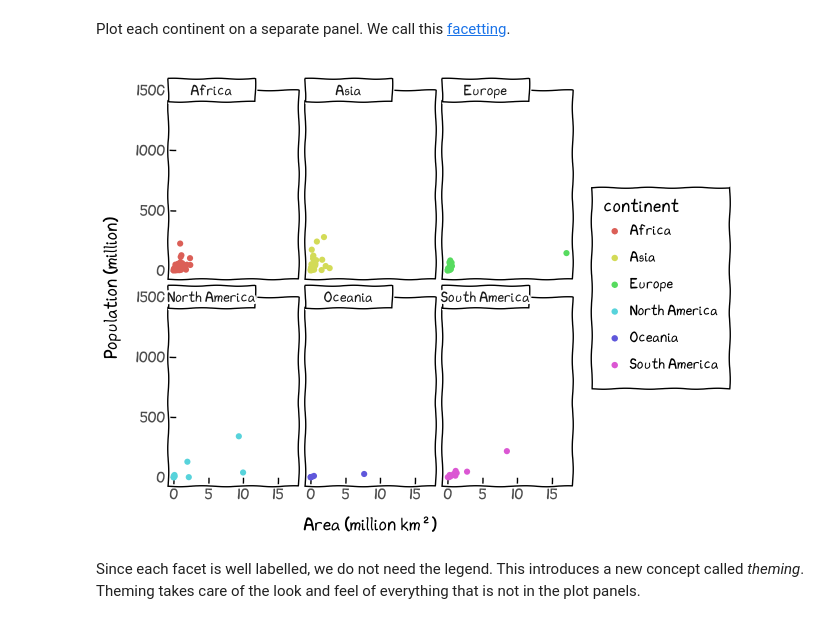
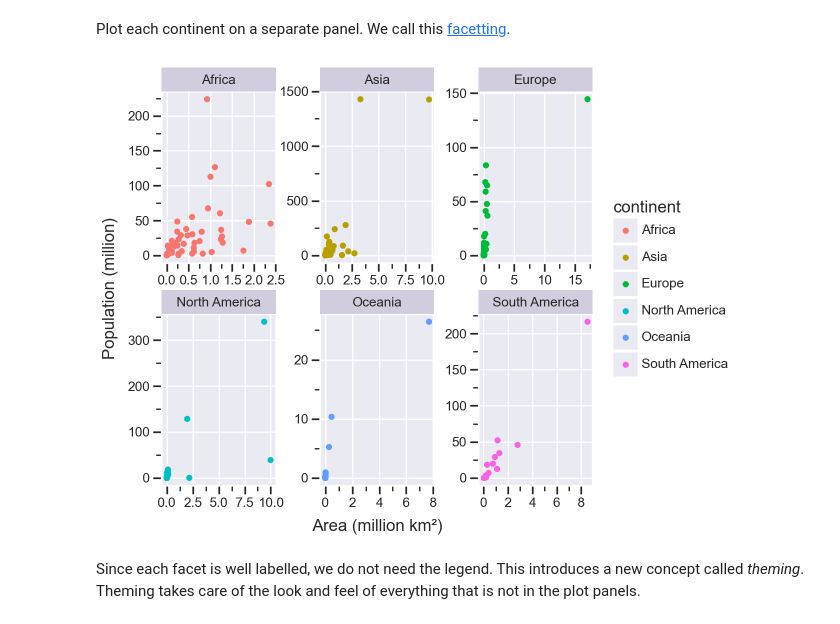
Before and after one commit to has2k1/plotnine-workshop-pycon-ug-2025, a Jupyter notebook: tutorial.ipynb, the cells around one changed output. Cells and saved outputs as stored; diff of their text form; code cells hidden in the pictures.

```diff
--- a/tutorial.ipynb
+++ b/tutorial.ipynb
@@ -234,14 +252,17 @@ Plot each continent on a separate panel. We call this [facetting](https://plotni
 # %%
 (
     ggplot(population_data_2023, aes("area/million", "population/million", color="continent"))
     + geom_point()
     + labs(
         x="Area (million km²)",
         y="Population (million)"
     )
+    + facet_wrap("continent", scales="free")
+    + theme_seaborn()
+
 )
 # %% [output]
-[figure, old version]
+[figure, new version]
 # %% [markdown]
 Since each facet is well labelled, we do not need the legend. This introduces a new concept called _theming_. Theming takes care of the look and feel of everything that is not in the plot panels.
 # %%
```
Also changed, not shown: parts of 10 cells of this notebook, 1 other file.
